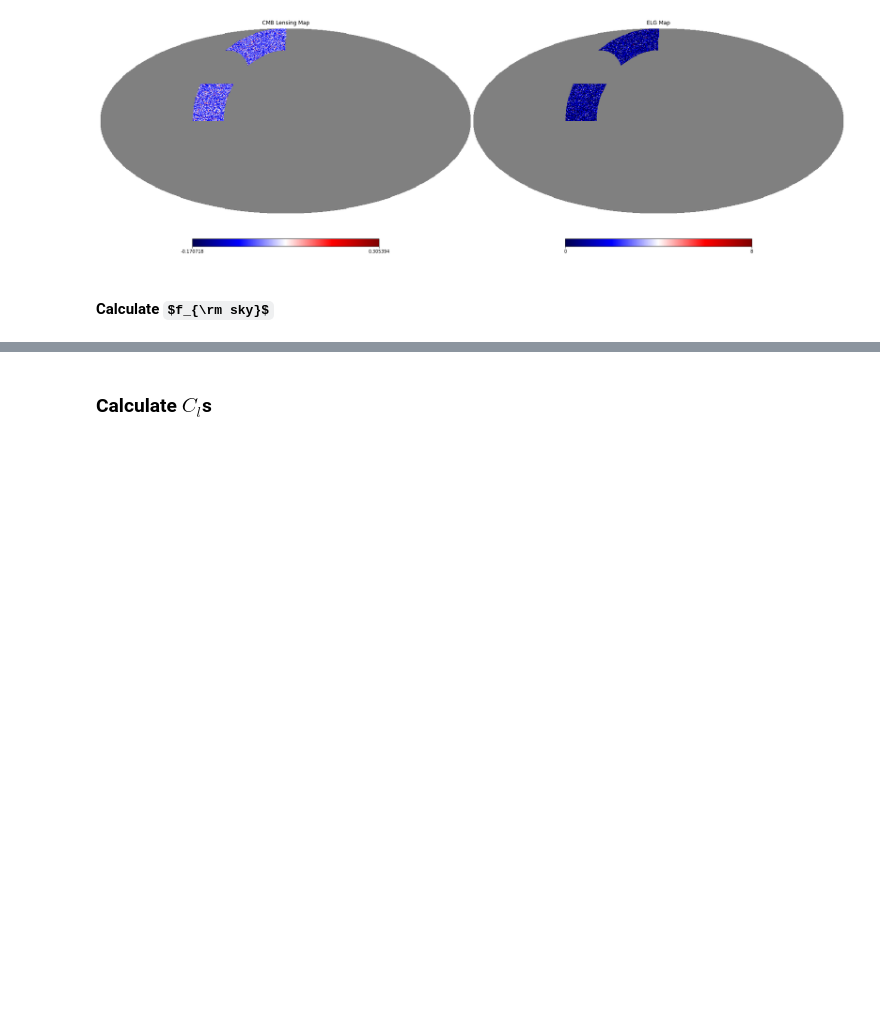
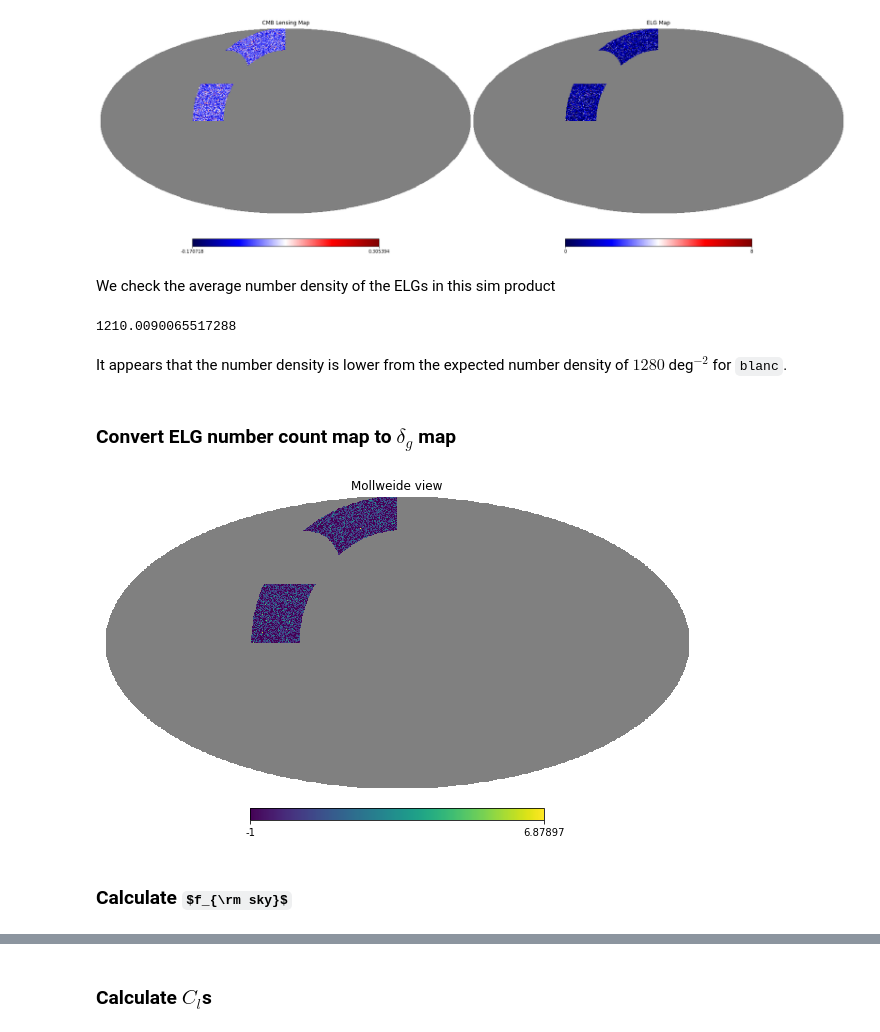
Before and after one commit to tanveerkarim/desi-lensing-cc, a Jupyter notebook: notebooks/AbacusSummit_test.ipynb, the cells around one changed output, grey strips where cells are left out. Drawn from its saved outputs; the diff is of its cells as text; code cells hidden in the pictures; some formulas as TeX source; blank space fills up the shorter version.

```diff
--- a/notebooks/AbacusSummit_test.ipynb
+++ b/notebooks/AbacusSummit_test.ipynb
@@ -66,8 +70,23 @@ plt.sca(ax[1])
 hp.mollview(elg_masked, title = "ELG Map", hold = True, cmap = 'seismic')
 # %% [output]
 [figure]
+# %% [markdown]
+We check the average number density of the ELGs in this sim product
+# %%
+np.mean(elg_masked)/hp.nside2pixarea(NSIDE, degrees=True)
+# %% [output]
+1210.0090065517288
+# %% [markdown]
+It appears that the number density is lower from the expected number density of $1280$ deg$^{-2}$ for `blanc`.
+# %% [markdown]
+### Convert ELG number count map to $\delta_g$ map
+# %%
+delta_elg = elg_masked/np.mean(elg_masked) - 1
+hp.mollview(delta_elg)
+# %% [output]
+[figure, added]
 # %% [markdown]
-#### Calculate $f_{\rm sky}$
+### Calculate $f_{\rm sky}$
 # %%
 fsky = np.sum(mask_2048)/mask_2048.size
 print(fsky)
```
Also changed, not shown: parts of 15 cells of this notebook, 1 other file.
